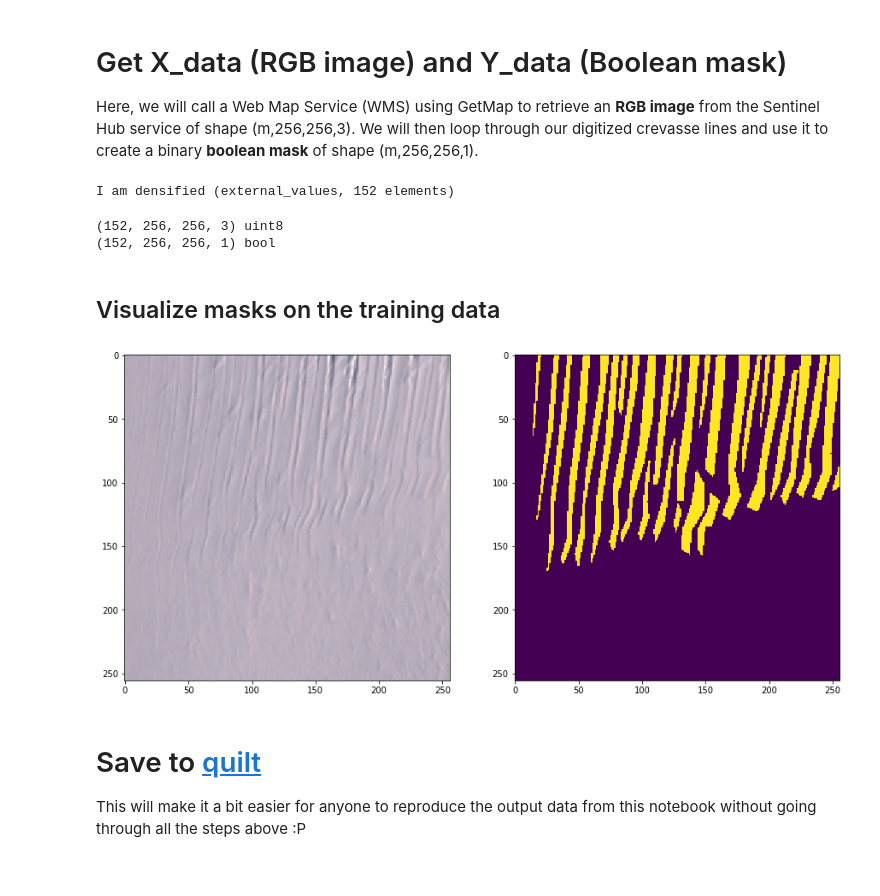
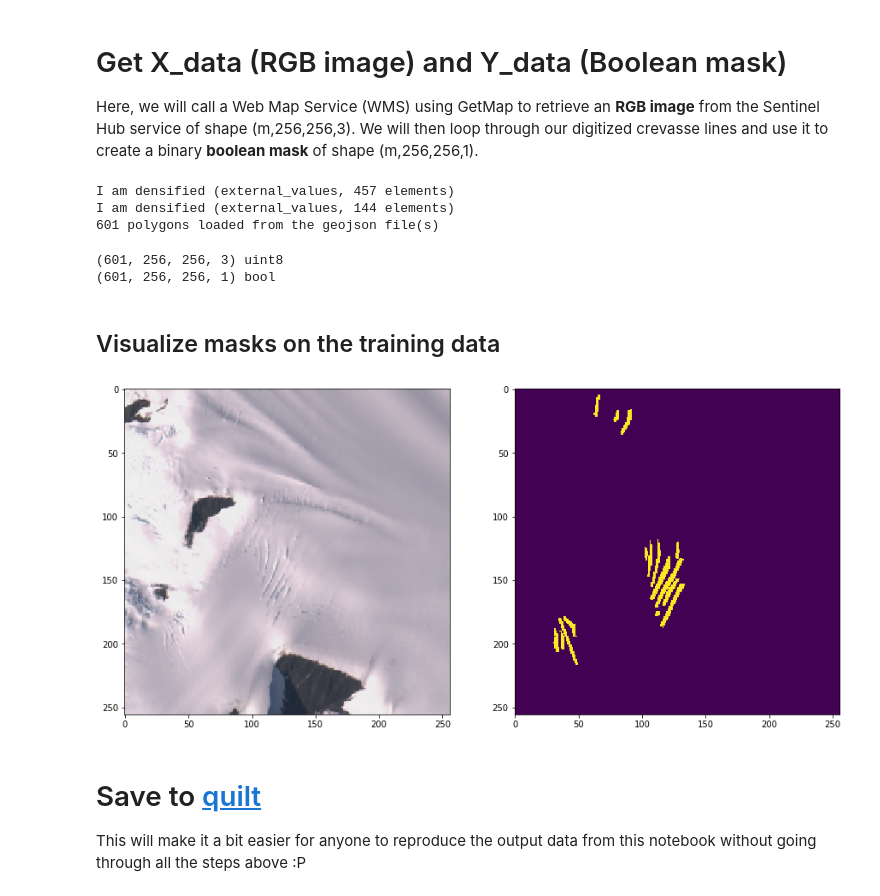
Before and after one commit to weiji14/nz_space_challenge, a Jupyter notebook: data_prep.ipynb, the cells around one changed output. Drawn from its saved outputs; the diff is of its cells as text; code cells hidden in the pictures.

```diff
--- a/data_prep.ipynb
+++ b/data_prep.ipynb
@@ -102,9 +102,17 @@ def get_arrays(gdf:gpd.GeoDataFrame, output_shape:tuple=(256,256)):
 
     #return vector, raster, boundingbox, mask
     return np.stack(arrays=rasterList, axis=0), np.stack(arrays=maskList, axis=0)  #output raster (RGB image) and mask (Boolean mask)
+# %%
+#Read in list of geojson files as WGS84, convert to 3857, concatenate into a single geopandas geodataframe
+geojsons = [gpd.read_file(filename=geojson).to_crs(epsg=3857) for geojson in glob.glob(pathname='data/sentinel2-20180212/crevasses_*.geojson')]
+gdf = gpd.concat(objs=geojsons, ignore_index=True)
+print(f'{len(gdf)} polygons loaded from the geojson file(s)')
+# %% [output]
+I am densified (external_values, 457 elements)
+I am densified (external_values, 144 elements)
+601 polygons loaded from the geojson file(s)
 # %%
 if not os.path.exists('model/train/X_data.npy') or not os.path.exists('model/train/Y_data.npy'):
-    gdf = gpd.read_file(filename='data/sentinel2-20180212/data.geojson').to_crs(epsg=3857)  #read in as WGS84, convert to 3857
     X_data, Y_data = get_arrays(gdf=gdf)
     # Save array to disk
     os.makedirs(name='model/train', exist_ok=True)
@@ -113,24 +121,22 @@ if not os.path.exists('model/train/X_data.npy') or not os.path.exists('model/tra
 elif os.path.exists('model/train/X_data.npy') and os.path.exists('model/train/Y_data.npy'):
     X_data = np.load('model/train/X_data.npy')
     Y_data = np.load('model/train/Y_data.npy')
-# %% [output]
-I am densified (external_values, 152 elements)
 # %%
 print(X_data.shape, X_data.dtype)
 print(Y_data.shape, Y_data.dtype)
 # %% [output]
-(152, 256, 256, 3) uint8
-(152, 256, 256, 1) bool
+(601, 256, 256, 3) uint8
+(601, 256, 256, 1) bool
 # %% [markdown]
 ## Visualize masks on the training data
 # %%
-id = 64
+id = 128
 fig, axarr = plt.subplots(nrows=1, ncols=2, squeeze=False, figsize=(15,15))
 axarr[0, 0].imshow(X_data[id])
 axarr[0, 1].imshow(Y_data[id][:,:,0])
 plt.show()
 # %% [output]
-[figure, old version]
+[figure, new version]
 # %% [markdown]
 # Save to [quilt](https://quiltdata.com/)
 
```
Also changed, not shown: parts of 2 cells of this notebook, 3 other files.
